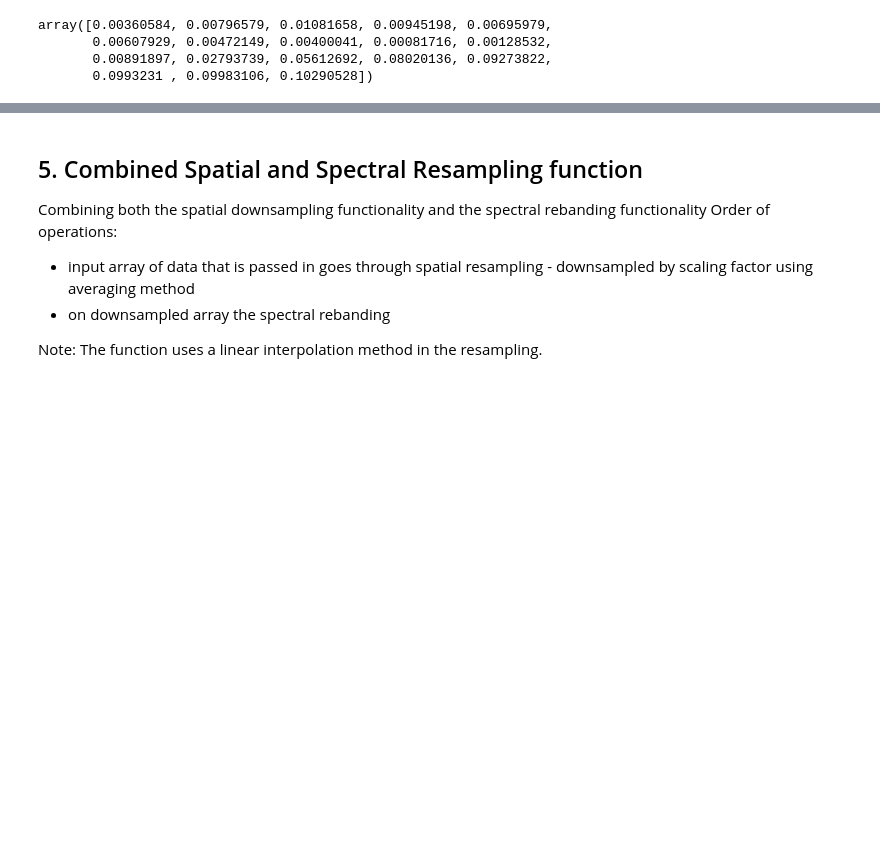
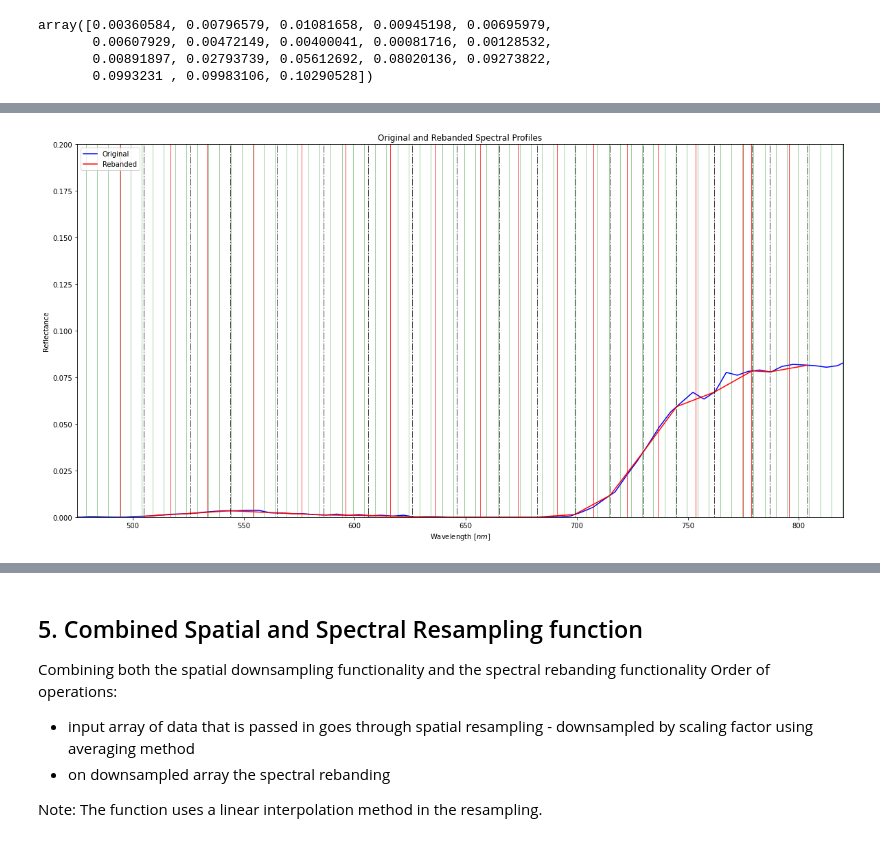
Before and after one commit to cjstewart/hyperspectral-project, a Jupyter notebook: notebooks/hyperspectral_EDA.ipynb, the cells around one changed output, grey strips where cells are left out. Saved outputs shown, nothing was run; the diff lists cells and outputs as text; code cells hidden in the pictures; blank space fills up the shorter version.

```diff
--- a/notebooks/hyperspectral_EDA.ipynb
+++ b/notebooks/hyperspectral_EDA.ipynb
@@ -635 +680,28 @@ plt.show()
+# %%
+i, j = 100, 100
+fig, ax = plt.subplots(figsize=(20, 10))
+# plot some random wavelengths
+temp_spec = reband_spectral_array(refl_array[i,j,:], wavelength_array, desired_band_centres)
+temp_bandwidths = band_widths(desired_band_centres)
+
+# original
+ax.plot(wavelength_array, refl_array[100,100,:], c='b', label="Original")
+ax.plot([wavelength_array-FWHM_array/2,wavelength_array-FWHM_array/2], [0,1], c='g', alpha=0.75, linewidth=0.5) # band widths
+
+ax.plot(desired_band_centres, temp_spec, c='r', label="Rebanded")
+ax.plot([desired_band_centres-temp_bandwidths/2,desired_band_centres-temp_bandwidths/2], [0,1], c='r', alpha=0.75, linewidth=1) # band widths
+ax.plot([desired_band_centres,desired_band_centres], [0,1], c='k', dashes=[2, 2, 10, 2], alpha=0.75, linewidth=1) # band centre
+
+
+#ax.plot([desired_band_centres,desired_band_centres], [0,1], c='k', dashes=[2, 2, 10, 2], alpha=0.5, label='Using the dashes parameter') # band centres # 2pt line, 2pt break, 10pt line, 2pt break
+#ax.plot([desired_band_centres,desired_band_centres], [0,1], c='k', dashes=[2, 2, 10, 2], alpha=0.5, label='Using the dashes parameter') # band widths
+plt.title("Original and Rebanded Spectral Profiles")
+plt.ylabel('Reflectance')
+plt.ylim((0,0.2))
+plt.xlim((475,820))
+plt.xlabel('Wavelength [$nm$]')
+plt.legend()
+plt.show()
+# %% [output]
+[figure, added]
 # %%
```
Also changed, not shown: parts of 10 cells of this notebook.
